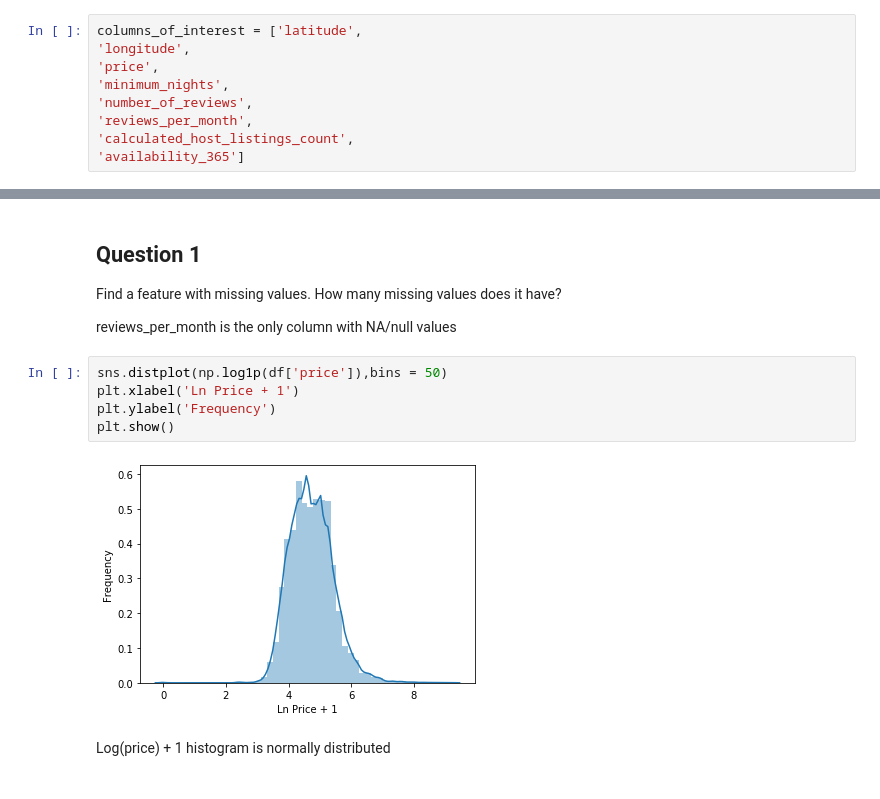
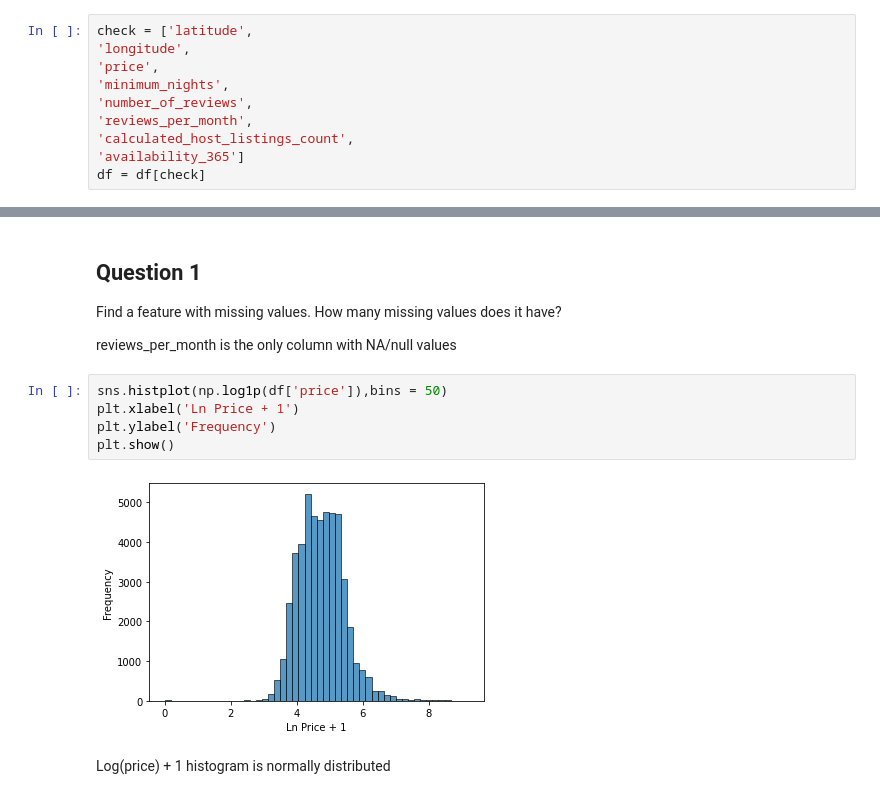
Before and after one commit to Daven254/mlbookcamp-code, a Jupyter notebook: course-zoomcamp/02-regression/daven/homework2.ipynb, the cells around one changed output, grey strips where cells are left out. Cells and saved outputs as stored; diff of their text form.

```diff
--- a/course-zoomcamp/02-regression/daven/homework2.ipynb
+++ b/course-zoomcamp/02-regression/daven/homework2.ipynb
@@ -75,5 +100,5 @@ There is a large tail and the data is skewed right
 # %%
-columns_of_interest = ['latitude',
+check = ['latitude',
 'longitude',
 'price',
 'minimum_nights',
@@ -81,4 +106,5 @@ columns_of_interest = ['latitude',
 'reviews_per_month',
 'calculated_host_listings_count',
 'availability_365']
+df = df[check]
 # %%
@@ -100,12 +126,12 @@ Find a feature with missing values. How many missing values does it have?
 
 reviews_per_month is the only column with NA/null values
 # %%
-sns.distplot(np.log1p(df['price']),bins = 50)
+sns.histplot(np.log1p(df['price']),bins = 50)
 plt.xlabel('Ln Price + 1')
 plt.ylabel('Frequency')
 plt.show()
 # %% [output]
-[figure, old version]
+[figure, new version]
 # %% [markdown]
 Log(price) + 1 histogram is normally distributed
 # %% [markdown]
```
Also changed, not shown: parts of 23 cells of this notebook, 3 other files.
